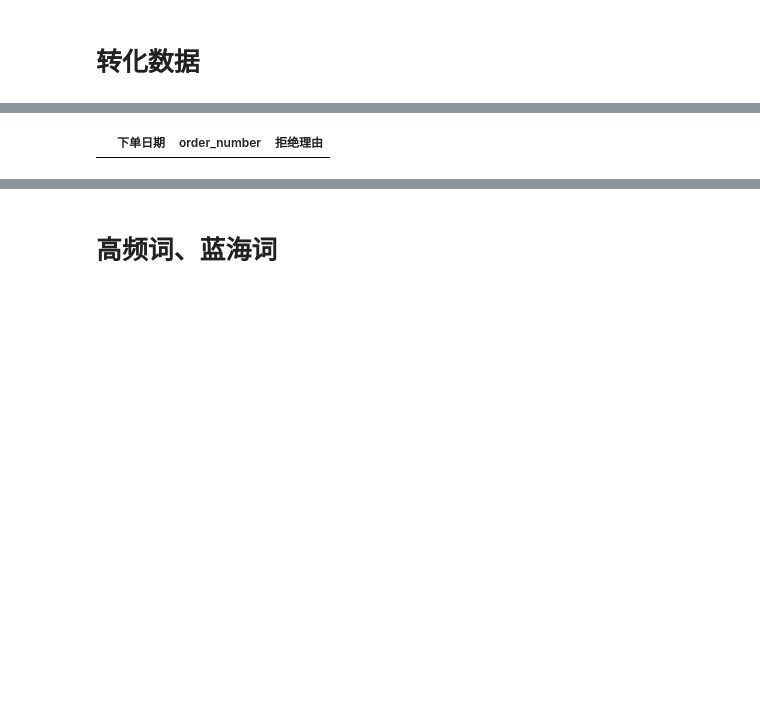
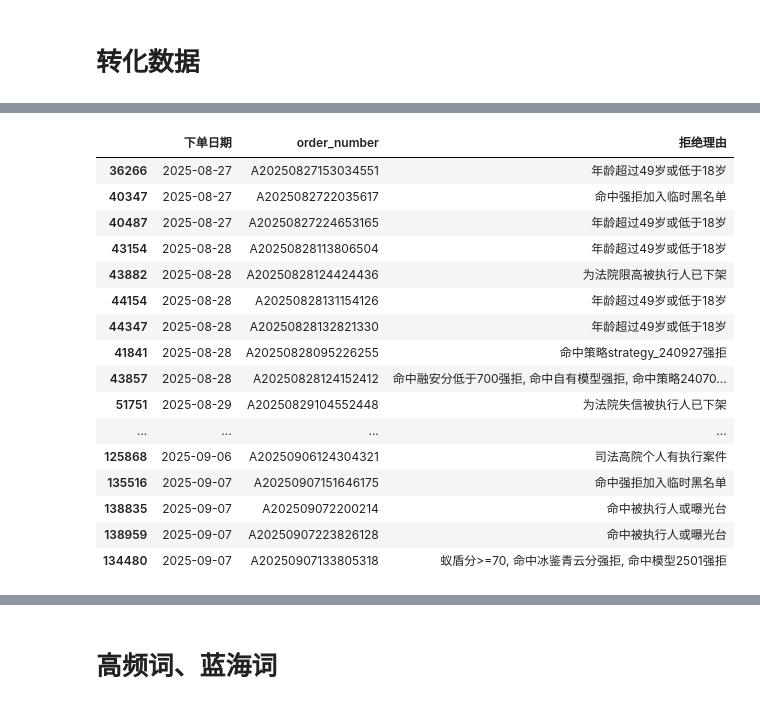
Before and after one commit to 1-2-3-ylc/data_analys, a Jupyter notebook: Scheduled_Tasks/搜索灯火.ipynb, the cells around one changed output, grey strips where cells are left out. Cells and saved outputs as stored; diff of their text form; code cells hidden in the pictures; blank space fills up the shorter version.

```diff
--- a/Scheduled_Tasks/搜索灯火.ipynb
+++ b/Scheduled_Tasks/搜索灯火.ipynb
@@ -503,5 +534,5 @@ Today1 = str(datetime.now().strftime('%Y%m%d%H'))
 # %%
-df_ss1 = df[df['归属渠道']=='付费侠客行-搜索1']
+df_ss1 = df[df['来源渠道']=='搜索侠客行-首页']
 df_ss1_group = group_data(df_ss1)
 df_ss1_group = df_ss1_group[['去重订单数', '前置拦截', '拦截率', '进件数', '预授权通过率', '机审强拒', '强拒比例', '机审通过件', '人审拒绝', '风控通过件', '风控通过率'
                 , '客户取消', '无法联系', '出库前风控强拒', '待审核', '出库', '进件出库率', '订单出库率']]
@@ -512,6 +556,22 @@ df_ss1_group
 # %%
-df_ss1_split = df_ss1[['下单日期', 'order_number', '拒绝理由']]
+df_ss1_split = df_ss1[df_ss1['拒绝理由'].notna() & (df_ss1['拒绝理由'].str.strip() != '')][['下单日期', 'order_number', '拒绝理由']]
 df_ss1_split
 # %% [output]
 |  | 下单日期 | order_number | 拒绝理由 |
+| 36266 | 2025-08-27 | A20250827153034551 | 年龄超过49岁或低于18岁 |
+| 40347 | 2025-08-27 | A2025082722035617 | 命中强拒加入临时黑名单 |
+| 40487 | 2025-08-27 | A20250827224653165 | 年龄超过49岁或低于18岁 |
+| 43154 | 2025-08-28 | A20250828113806504 | 年龄超过49岁或低于18岁 |
+| 43882 | 2025-08-28 | A20250828124424436 | 为法院限高被执行人已下架 |
+| 44154 | 2025-08-28 | A20250828131154126 | 年龄超过49岁或低于18岁 |
+| 44347 | 2025-08-28 | A20250828132821330 | 年龄超过49岁或低于18岁 |
+| 41841 | 2025-08-28 | A20250828095226255 | 命中策略strategy_240927强拒 |
+| 43857 | 2025-08-28 | A20250828124152412 | 命中融安分低于700强拒, 命中自有模型强拒, 命中策略24070... |
+| 51751 | 2025-08-29 | A20250829104552448 | 为法院失信被执行人已下架 |
+| ... | ... | ... | ... |
+| 125868 | 2025-09-06 | A20250906124304321 | 司法高院个人有执行案件 |
+| 135516 | 2025-09-07 | A20250907151646175 | 命中强拒加入临时黑名单 |
+| 138835 | 2025-09-07 | A202509072200214 | 命中被执行人或曝光台 |
+| 138959 | 2025-09-07 | A20250907223826128 | 命中被执行人或曝光台 |
+| 134480 | 2025-09-07 | A20250907133805318 | 蚁盾分>=70, 命中冰鉴青云分强拒, 命中模型2501强拒 |
 # %%
```
Also changed, not shown: parts of 27 cells of this notebook, 21 other files.
